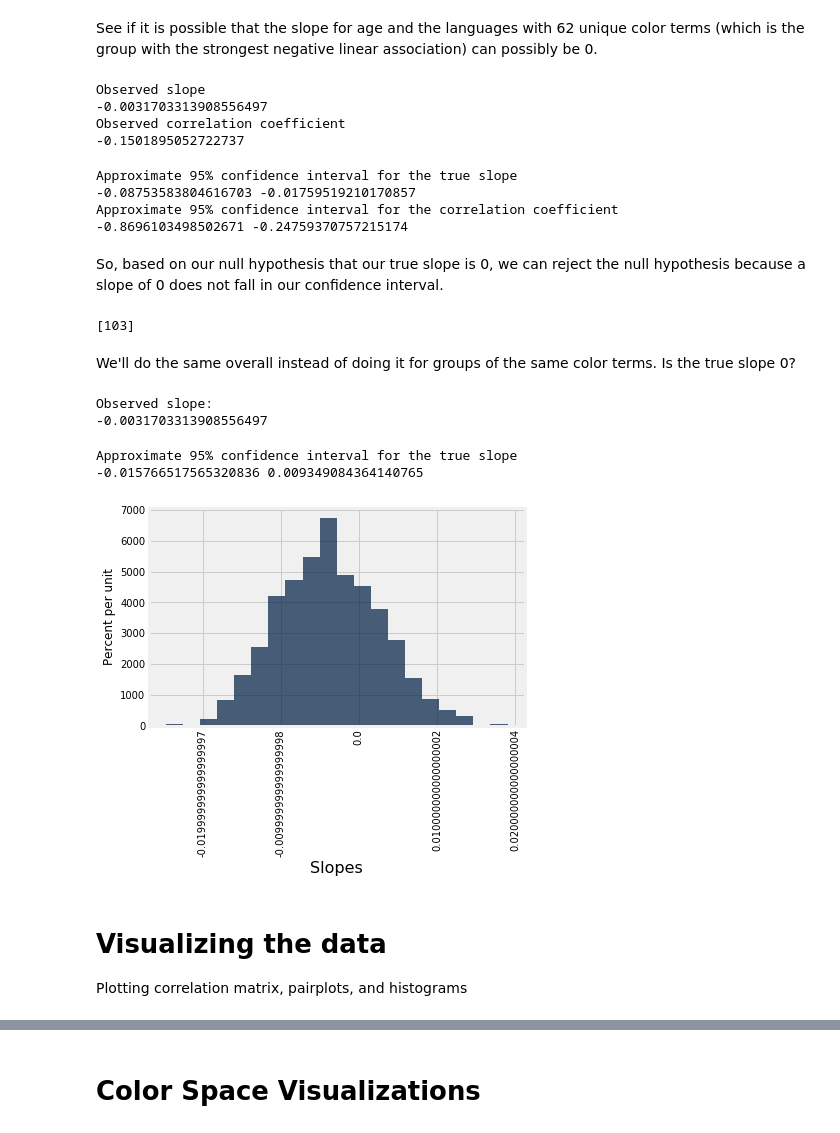
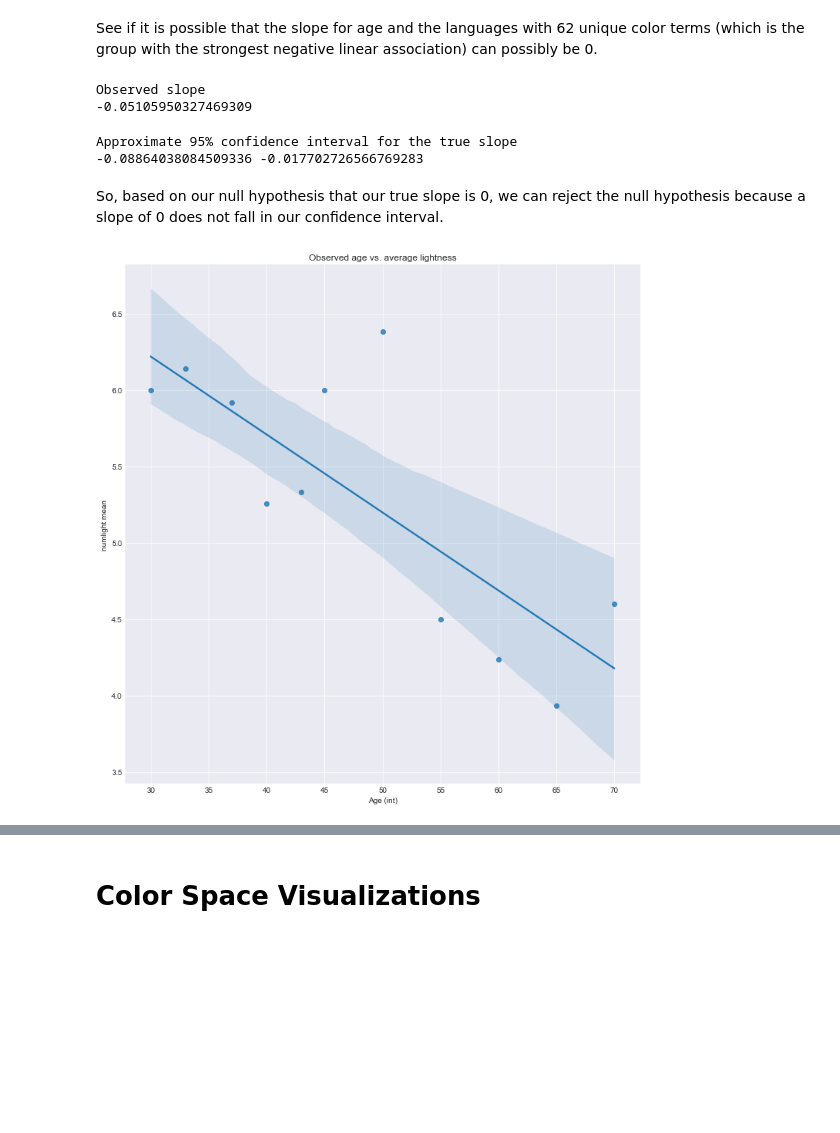
Before and after one commit to jasonsjiang/World-Color-Survey, a Jupyter notebook: finalprojecttest.ipynb, the cells around one changed output, grey strips where cells are left out. Drawn from its saved outputs; the diff is of its cells as text; code cells hidden in the pictures; blank space fills up the shorter version.

```diff
--- a/finalprojecttest.ipynb
+++ b/finalprojecttest.ipynb
@@ -350,17 +344,13 @@ With our confidence interval constructed from bootstrapped samples, we can see t
 # %% [markdown]
 See if it is possible that the slope for age and the languages with 62 unique color terms (which is the group with the strongest negative linear association) can possibly be 0.
 # %%
-terms62 = spkr_resp.where('Language', are.contained_in(unique[62]))
-mean_62 = spkr_resp.group('Age (int)', np.mean)
+terms62 = spkr_resp.where('Language', 103) #unique[62] : [103]
+mean_62 = terms62.group('Age (int)', np.mean)
 print('Observed slope')
 print(np.polyfit(mean_62.column('Age (int)'), mean_62.column('numlight mean'), 1)[0])
-print('Observed correlation coefficient')
-print(pearsonr(mean_62.column('Age (int)'), mean_62.column('numlight mean'))[0])
 # %% [output]
 Observed slope
--0.0031703313908556497
-Observed correlation coefficient
--0.1501895052722737
+-0.05105950327469309
 # %%
 predictions_62 = np.array([])
 r_62 = np.array([])
@@ -372,27 +361,17 @@ for i in np.arange(10000):
     predictions_62 = np.append(predictions_62, slope)
 # %%
 print('Approximate 95% confidence interval for the true slope')
-print(np.percentile(predictions_62, 2.5), np.percentile(predictions_62, 97.5))
-print('Approximate 95% confidence interval for the correlation coefficient')
-print(np.percentile(r_62, 2.5), np.percentile(r_62, 97.5))
+left62 = np.percentile(predictions_62, 2.5)
+right62 = np.percentile(predictions_62, 97.5)
+print(left62, right62)
 # %% [output]
 Approximate 95% confidence interval for the true slope
--0.08753583804616703 -0.01759519210170857
-Approximate 95% confidence interval for the correlation coefficient
--0.8696103498502671 -0.24759370757215174
+-0.08864038084509336 -0.017702726566769283
 # %% [markdown]
 So, based on our null hypothesis that our true slope is 0, we can reject the null hypothesis because a slope of 0 does not fall in our confidence interval.
 # %%
 unique[62] #language 103 is Warlpiri spoken by the Warlpiri people in northern Australia
-terms62 #do a scatter plot of
+sns.lmplot(x="Age (int)", y="numlight mean", truncate=True, size=10, data=mean_62.to_df())
+plt.title('Observed age vs. average lightness');
 # %% [output]
-[103]
+[figure, added]
-# %% [markdown]
-We'll do the same overall instead of doing it for groups of the same color terms. Is the true slope 0?
-# %%
-spkr_resp_m = spkr_resp.group('Age (int)', np.mean)
-print('Observed slope:')
-print(np.polyfit(spkr_resp_m.column('Age (int)'), spkr_resp_m.column('numlight mean'), 1)[0])
-# %% [output]
-Observed slope:
--0.0031703313908556497
@@ -405,14 +377,0 @@ for i in np.arange(1000):
-# %%
-print('Approximate 95% confidence interval for the true slope')
-print(np.percentile(overall, 2.5), np.percentile(overall, 97.5))
-# %% [output]
-Approximate 95% confidence interval for the true slope
--0.015766517565320836 0.009349084364140765
-# %%
-Table().with_column('Slopes', overall).hist(bins=20)
-# %% [output]
-[figure, removed]
-# %% [markdown]
-# Visualizing the data<a id='section 2'>
-
-Plotting correlation matrix, pairplots, and histograms
```
Also changed, not shown: parts of 16 cells of this notebook.
